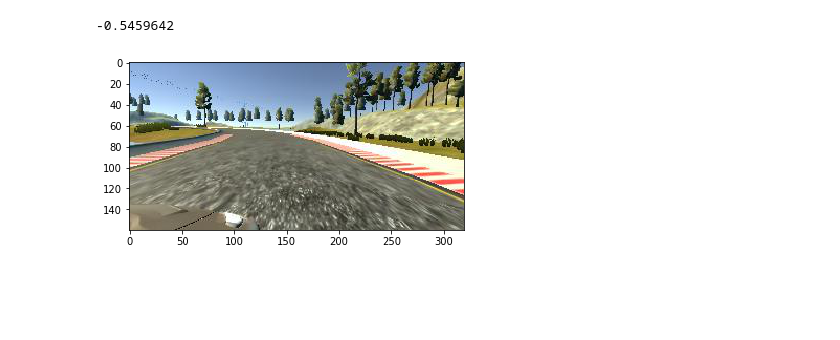
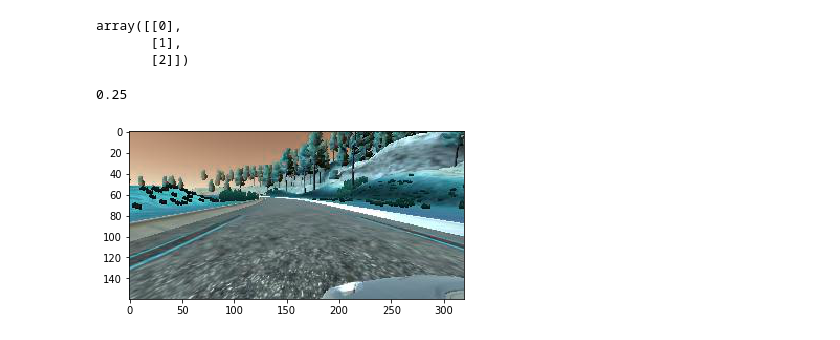
Before and after one commit to anandnimkar/behavioural-cloning, a Jupyter notebook: full_pipeline.ipynb, the cells around one changed output. Cells and saved outputs as stored; diff of their text form; code cells hidden in the pictures; blank space fills up the shorter version.

```diff
--- a/full_pipeline.ipynb
+++ b/full_pipeline.ipynb
@@ -35,2 +69,8 @@ def shift_steering(df, shift_value=0.25):
+# %%
+np.vstack(b)
+# %% [output]
+array([[0],
+       [1],
+       [2]])
 # %%
 df = load_data(['./data/sim_data/','./data/udacity_data/'])
@@ -40,9 +78,10 @@ df = shift_steering(df)
 sample = df.sample(1)
 img = cv2.imread(sample.image_path.values[0])
 steer = sample.steering.values[0]
-plt.imshow(cv2.cvtColor(img, cv2.COLOR_BGR2RGB))
-print(steer)
-# %% [output]
--0.5459642
-[figure, removed]
+# %%
+plt.imshow(img)
+print(steer)
+# %% [output]
+0.25
+[figure, added]
 # %%
```
Also changed, not shown: parts of 6 cells of this notebook, 2 other files.
